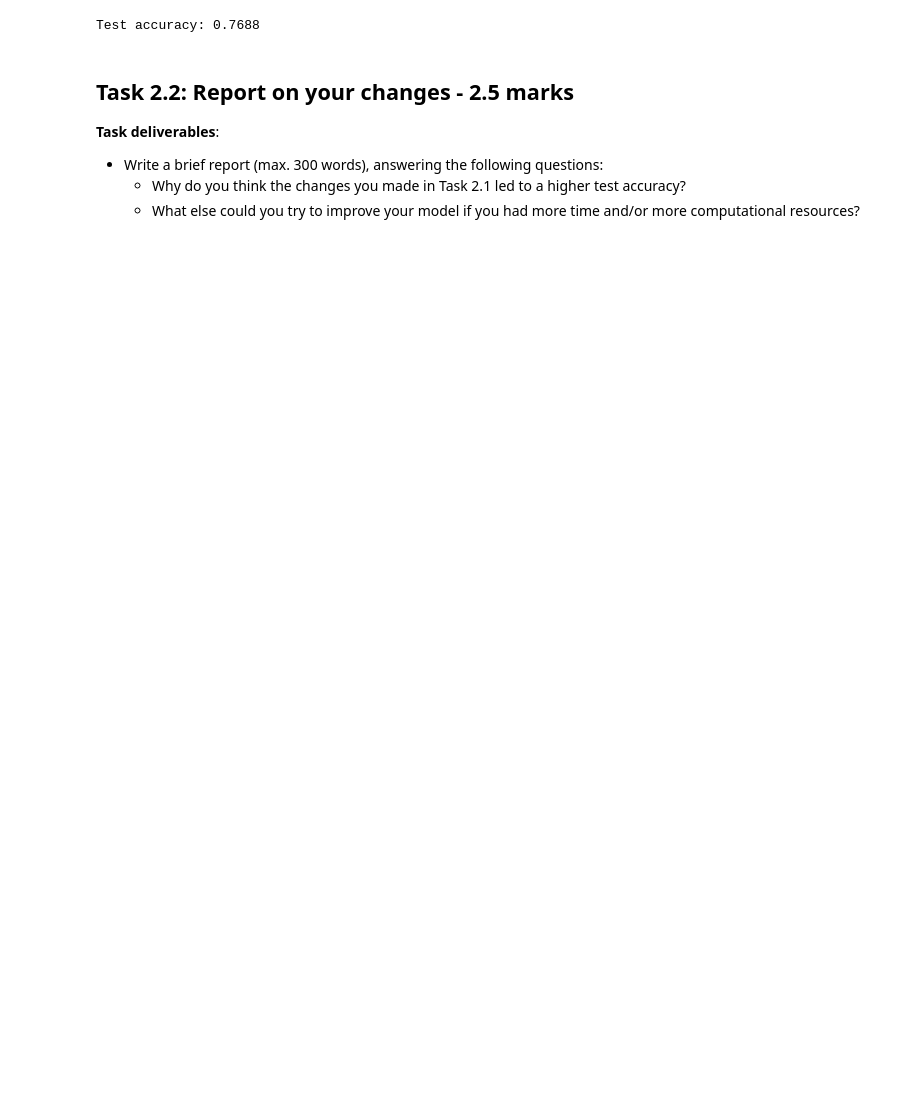
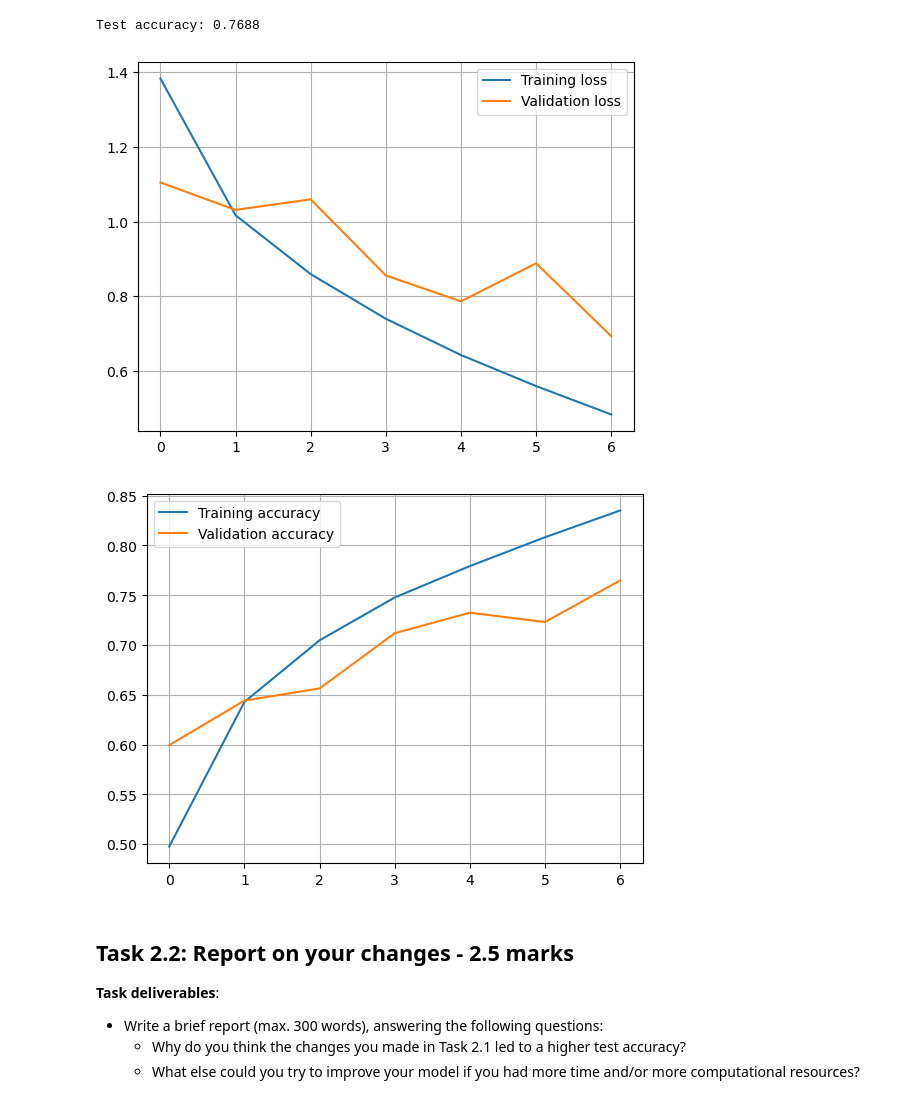
Before and after one commit to hanshuang1997/Compsci-714-WIP, a Jupyter notebook: COMPSCI714_A2.ipynb, the cells around one changed output. Drawn from its saved outputs; the diff is of its cells as text; code cells hidden in the pictures; blank space fills up the shorter version.

```diff
--- a/COMPSCI714_A2.ipynb
+++ b/COMPSCI714_A2.ipynb
@@ -345,8 +732,0 @@ model = LeNet5_V1()
-# %%
-# Define loss (cross entropy), evaluation metric (accuracy), optimiser, number of epochs, and launch the training
-model.to(device)
-xentropy = nn.CrossEntropyLoss()
-accuracy = torchmetrics.Accuracy(task="multiclass", num_classes=10).to(device)
-optimizer = torch.optim.Adam(model.parameters(), lr=0.001, weight_decay=1e-4)
-n_epochs = 20
-train_losses, valid_losses, train_accuracy, valid_accuracy = train(model, optimizer, xentropy, accuracy, train_loader, valid_loader, n_epochs)
@@ -374,5 +903,21 @@ evaluate_test_set(model, accuracy, test_loader, "accuracy")
 # %% [output]
 Test accuracy: 0.7688
+# %%
+# Plot losses and accuracy
+import matplotlib.pyplot as plt
+plt.plot(train_losses_v10, label='Training loss')
+plt.plot(valid_losses_v10, label='Validation loss')
+plt.grid()
+plt.legend()
+plt.show()
+plt.plot(train_accuracy_v10, label='Training accuracy')
+plt.plot(valid_accuracy_v10, label='Validation accuracy')
+plt.grid()
+plt.legend()
+plt.show()
+# %% [output]
+[figure, added]
+[figure, added]
 # %% [markdown]
 ## Task 2.2: Report on your changes - 2.5 marks
 
```
Also changed, not shown: parts of 25 cells of this notebook.
